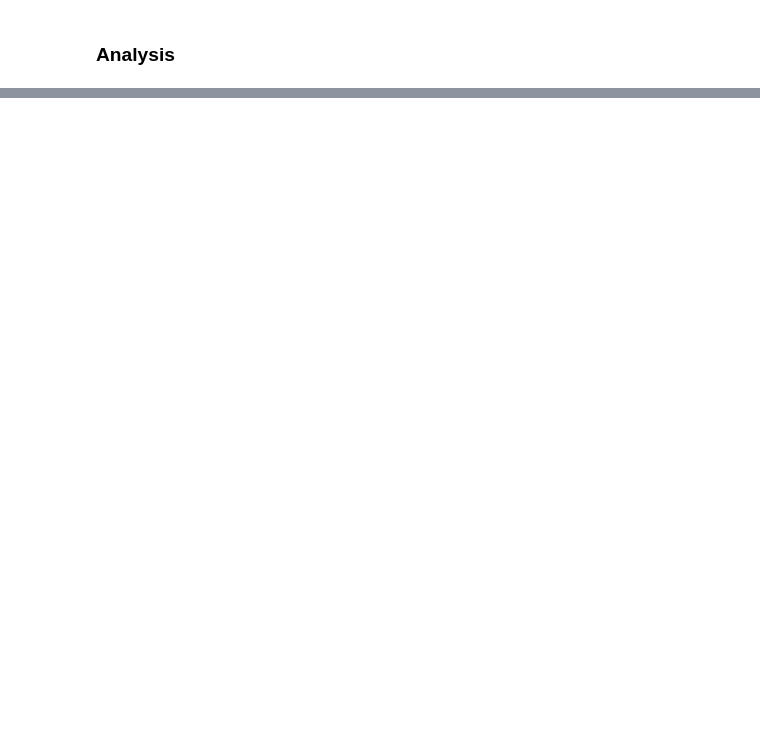
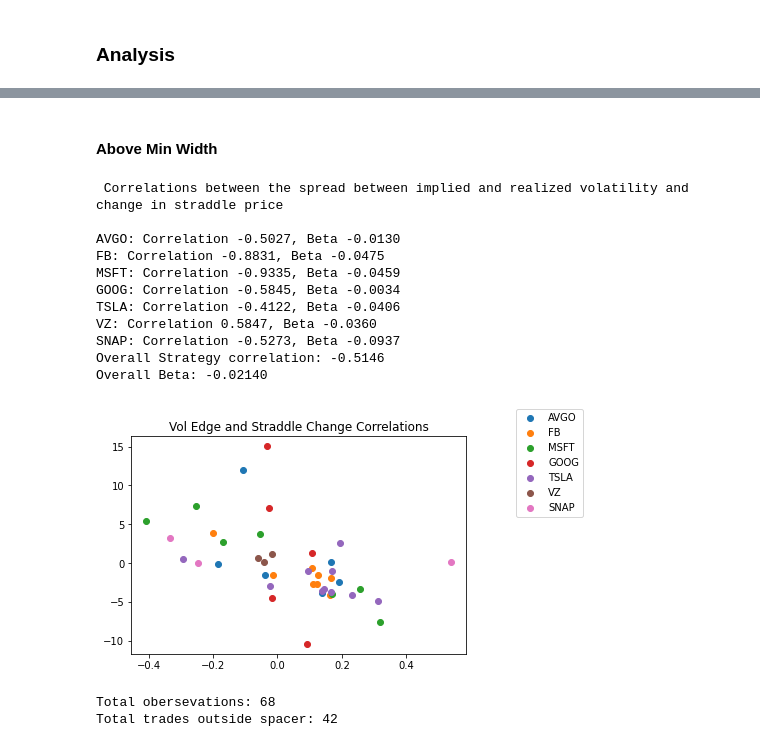
Before and after one commit to sampiaz/finmath_project, a Jupyter notebook: Krumdick_Piazza_Project_Final.ipynb, the cells around one changed output, grey strips where cells are left out. Drawn from its saved outputs; the diff is of its cells as text; code cells hidden in the pictures; blank space fills up the shorter version.

```diff
--- a/Krumdick_Piazza_Project_Final.ipynb
+++ b/Krumdick_Piazza_Project_Final.ipynb
@@ -331,0 +458,23 @@ vol_straddle
+# %% [markdown]
+#### Above Min Width
+# %%
+testing_sub = training[~training['ticker'].isin(['AMZN', 'JPM', 'NVDA'])]
+training_sub_inside = training_sub[abs(training_sub['volatility_edge'] - training_sub['volatility_edge'].mean()) > .05]
+DisplayCorrelations(training_sub_inside)
+print('Total obersevations: {}'.format(training_sub.shape[0]))
+print('Total trades outside spacer: {}'.format(training_sub_inside.shape[0]))
+# %% [output]
+ Correlations between the spread between implied and realized volatility and change in straddle price
+
+AVGO: Correlation -0.5027, Beta -0.0130
+FB: Correlation -0.8831, Beta -0.0475
+MSFT: Correlation -0.9335, Beta -0.0459
+GOOG: Correlation -0.5845, Beta -0.0034
+TSLA: Correlation -0.4122, Beta -0.0406
+VZ: Correlation 0.5847, Beta -0.0360
+SNAP: Correlation -0.5273, Beta -0.0937
+Overall Strategy correlation: -0.5146
+Overall Beta: -0.02140
+[figure, added]
+Total obersevations: 68
+Total trades outside spacer: 42
```
Also changed, not shown: parts of 17 cells of this notebook.
